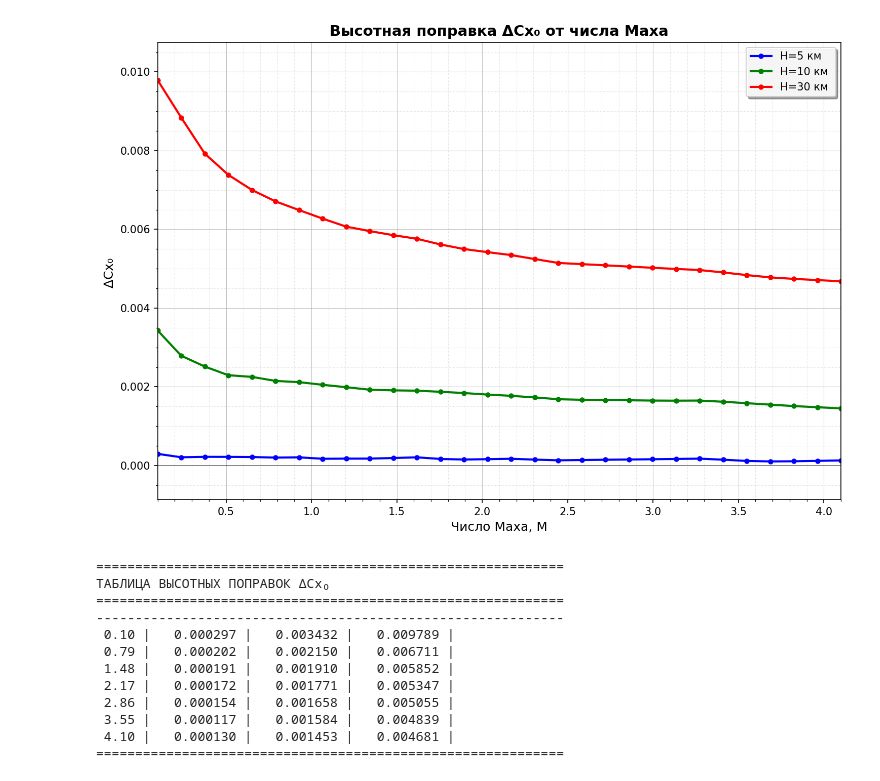
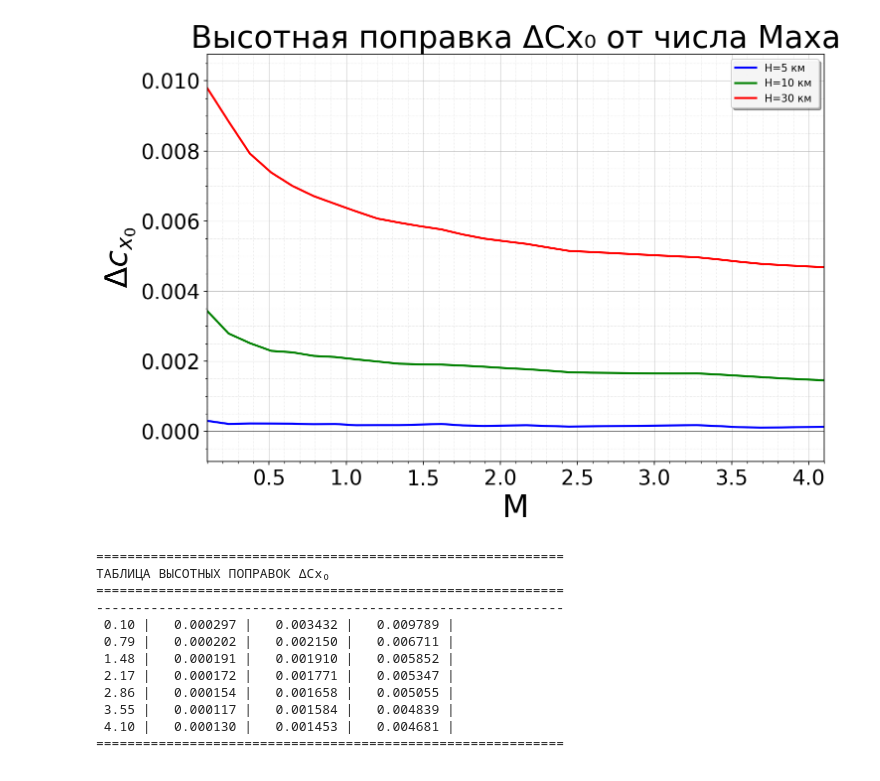
Before and after one commit to etozhemaxim/AIM-120, a Jupyter notebook: колян.ipynb, the cells around one changed output. Drawn from its saved outputs; the diff is of its cells as text; code cells hidden in the pictures.

```diff
--- a/колян.ipynb
+++ b/колян.ipynb
@@ -573,14 +571,14 @@ ax = fig.add_subplot(111)
 
 # Настройка внешнего вида
 ax.grid(True, linestyle='--', alpha=0.7, linewidth=0.5)
-ax.set_title('Высотная поправка ΔCx₀ от числа Маха', fontsize=14, fontweight='bold')
-ax.set_xlabel('Число Маха, M', fontsize=12)
-ax.set_ylabel('ΔCx₀ ', fontsize=12)
+ax.set_title('Высотная поправка ΔCx₀ от числа Маха', fontsize=30)
+ax.set_xlabel('M', fontsize=30)
+ax.set_ylabel(r'$\Delta{c_{x_{0}}}$',fontsize=30)
 
 # Построение кривых для разных высот
 for i, h_idx in enumerate(height_indices):
     ax.plot(Mach_range, delta_cx0_results[i],
-            color=colors[i], linewidth=2, marker='o', markersize=4,
+            color=colors[i], linewidth=2,
             label=f'{heights_labels[i]} ')
 
 # Добавление горизонтальной линии на нуле
@@ -596,35 +594,35 @@ y_min = min([min(delta) for delta in delta_cx0_results])
 y_max = max([max(delta) for delta in delta_cx0_results])
 y_margin = (y_max - y_min) * 0.1
 ax.set_ylim([y_min - y_margin, y_max + y_margin])
 
 # Добавление сетки
 ax.grid(True, which='major', linestyle='-', linewidth=0.5, alpha=0.7)
 ax.grid(True, which='minor', linestyle=':', linewidth=0.5, alpha=0.5)
 ax.minorticks_on()
 
-
+ax.tick_params(axis='both', which='major', labelsize=20)
 plt.tight_layout()
 plt.show()
 
 # Дополнительно: таблица значений для ключевых точек
 print("\n" + "="*60)
 print("ТАБЛИЦА ВЫСОТНЫХ ПОПРАВОК ΔCx₀")
 print("="*60)
 print("-"*60)
 
 # Вывод значений для некоторых ключевых чисел Маха
 key_mach_indices = [0, 5, 10, 15, 20, 25, 29]  # индексы ключевых точек
 for idx in key_mach_indices:
     if idx < len(Mach_range):
         m_val = Mach_range[idx]
         row = f"{m_val:5.2f} | "
         for h_idx in height_indices:
             row += f"{delta_cx0_results[h_idx][idx]:10.6f} | "
         print(row)
 
 print("="*60)
 # %% [output]
-[figure, old version]
+[figure, new version]
 ============================================================
 ТАБЛИЦА ВЫСОТНЫХ ПОПРАВОК ΔCx₀
 ============================================================
```
Also changed, not shown: parts of 1 cell of this notebook, 4 other files.
